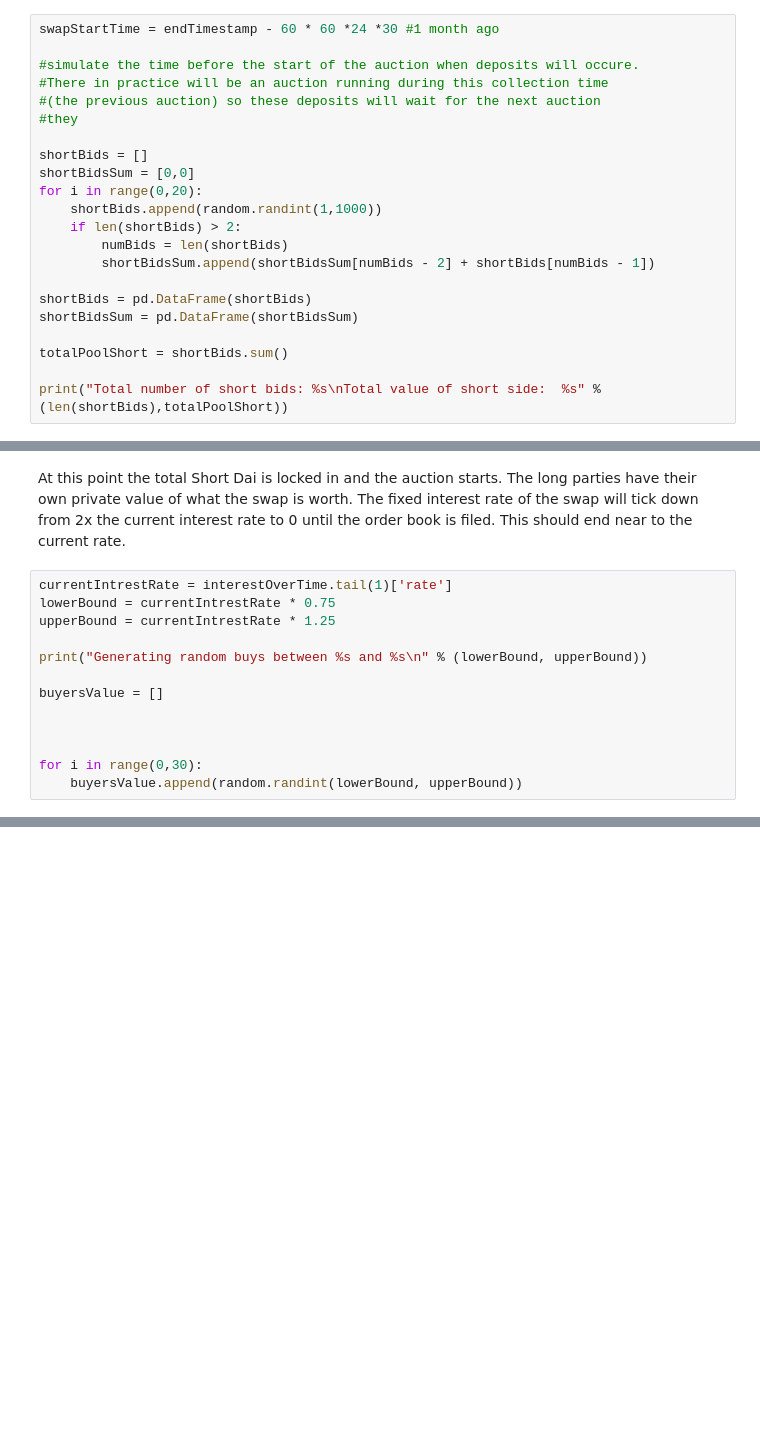
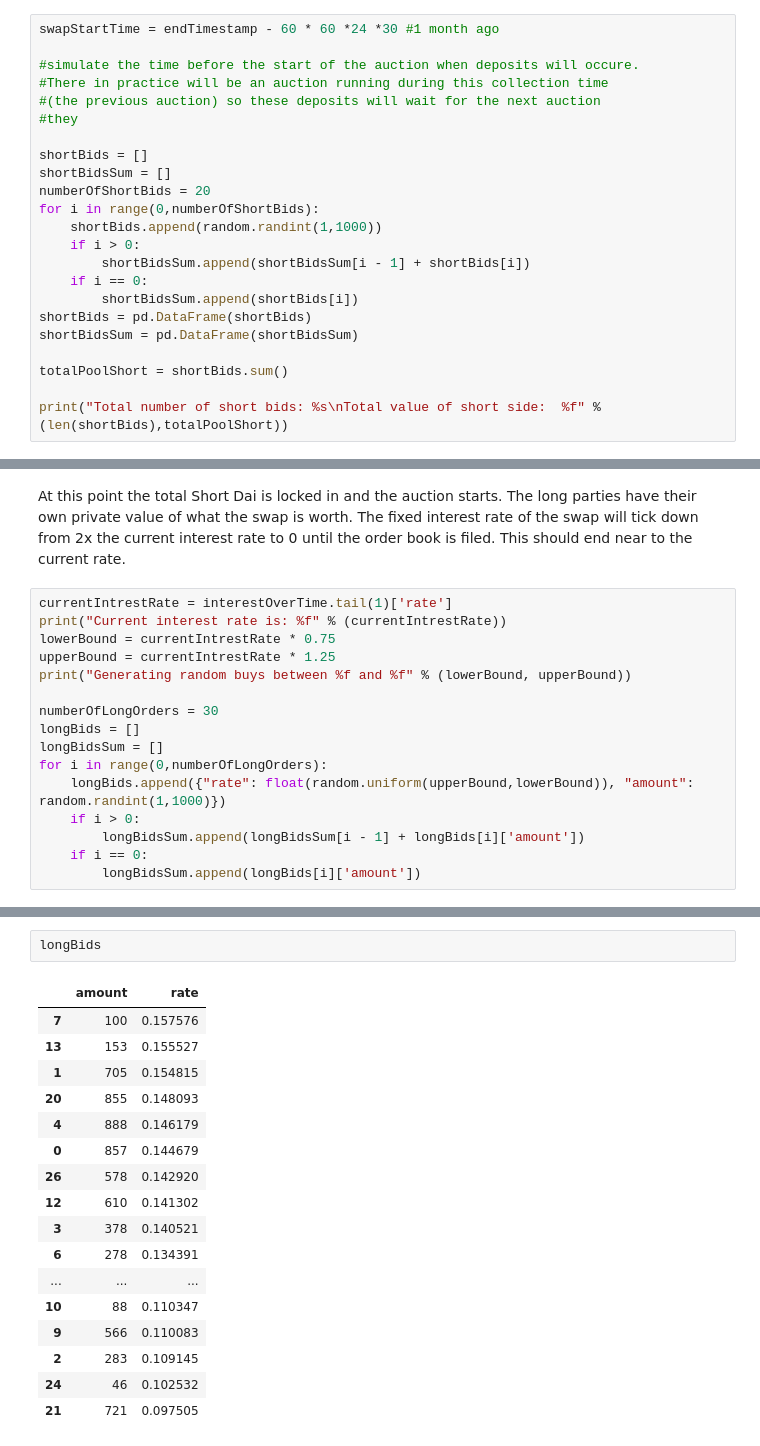
Before and after one commit to NeapolitanSwaps/SwapModelSimulations, a Jupyter notebook: Dutch Auction.ipynb, the cells around one changed output, grey strips where cells are left out. Saved outputs shown, nothing was run; the diff lists cells and outputs as text; blank space fills up the shorter version.

```diff
--- a/Dutch Auction.ipynb
+++ b/Dutch Auction.ipynb
@@ -69,18 +68,19 @@ swapStartTime = endTimestamp - 60 * 60 *24 *30 #1 month ago
 #they
 
 shortBids = []
-shortBidsSum = [0,0]
-for i in range(0,20):
+shortBidsSum = []
+numberOfShortBids = 20
+for i in range(0,numberOfShortBids):
     shortBids.append(random.randint(1,1000))
-    if len(shortBids) > 2:
-        numBids = len(shortBids)
-        shortBidsSum.append(shortBidsSum[numBids - 2] + shortBids[numBids - 1])
-
+    if i > 0:
+        shortBidsSum.append(shortBidsSum[i - 1] + shortBids[i])
+    if i == 0:
+        shortBidsSum.append(shortBids[i])
 shortBids = pd.DataFrame(shortBids)
 shortBidsSum = pd.DataFrame(shortBidsSum)
 
 totalPoolShort = shortBids.sum()
 
-print("Total number of short bids: %s\nTotal value of short side:  %s" % (len(shortBids),totalPoolShort))
+print("Total number of short bids: %s\nTotal value of short side:  %f" % (len(shortBids),totalPoolShort))
 # %% [output]
 Total number of short bids: 20
@@ -101,15 +101,18 @@ iplot(go.Figure(data=[go.Scatter(
 At this point the total Short Dai is locked in and the auction starts. The long parties have their own private value of what the swap is worth. The fixed interest rate of the swap will tick down from 2x the current interest rate to 0 until the order book is filed. This should end near to the current rate.
 # %%
 currentIntrestRate = interestOverTime.tail(1)['rate']
+print("Current interest rate is: %f" % (currentIntrestRate))
 lowerBound = currentIntrestRate * 0.75
 upperBound = currentIntrestRate * 1.25
+print("Generating random buys between %f and %f" % (lowerBound, upperBound))
 
-print("Generating random buys between %s and %s\n" % (lowerBound, upperBound))
-
-buyersValue = []
-
-
-
-for i in range(0,30):
-    buyersValue.append(random.randint(lowerBound, upperBound))
+numberOfLongOrders = 30
+longBids = []
+longBidsSum = []
+for i in range(0,numberOfLongOrders):
+    longBids.append({"rate": float(random.uniform(upperBound,lowerBound)), "amount": random.randint(1,1000)})
+    if i > 0:
+        longBidsSum.append(longBidsSum[i - 1] + longBids[i]['amount'])
+    if i == 0:
+        longBidsSum.append(longBids[i]['amount'])
 # %% [output]
@@ -119,0 +225,20 @@ ValueError: The truth value of a Series is ambiguous. Use a.empty, a.bool(), a.i
+# %%
+longBids
+# %% [output]
+|  | amount | rate |
+| 7 | 100 | 0.157576 |
+| 13 | 153 | 0.155527 |
+| 1 | 705 | 0.154815 |
+| 20 | 855 | 0.148093 |
+| 4 | 888 | 0.146179 |
+| 0 | 857 | 0.144679 |
+| 26 | 578 | 0.142920 |
+| 12 | 610 | 0.141302 |
+| 3 | 378 | 0.140521 |
+| 6 | 278 | 0.134391 |
+| ... | ... | ... |
+| 10 | 88 | 0.110347 |
+| 9 | 566 | 0.110083 |
+| 2 | 283 | 0.109145 |
+| 24 | 46 | 0.102532 |
+| 21 | 721 | 0.097505 |
```
Also changed, not shown: parts of 12 cells of this notebook, 1 other file.
